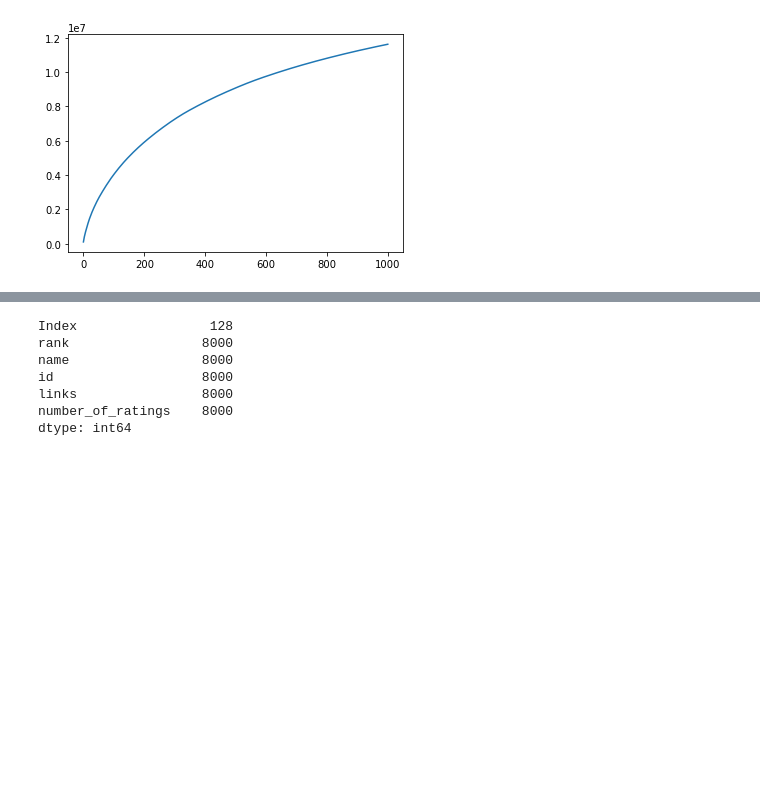
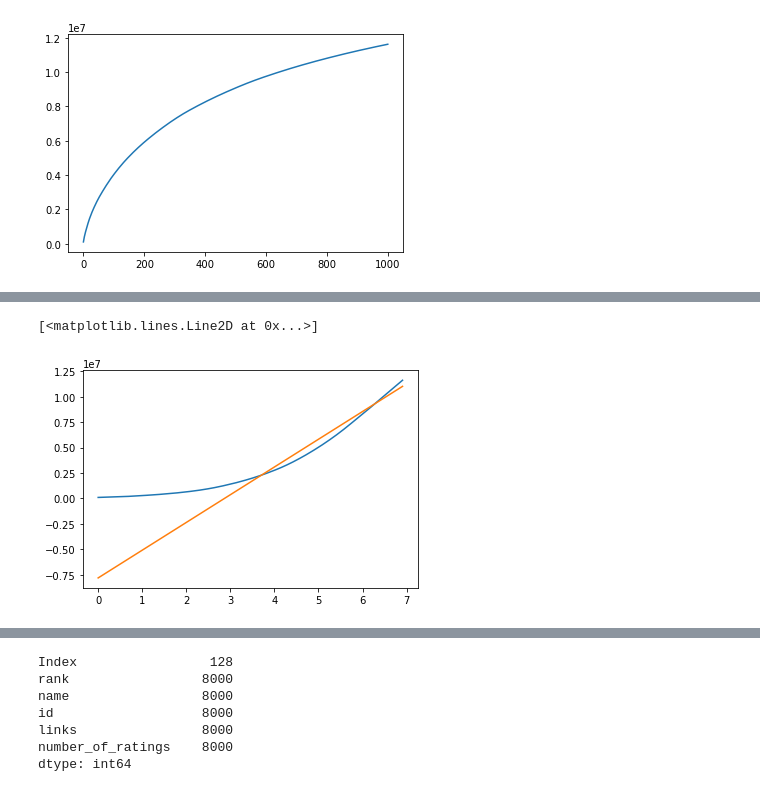
Before and after one commit to bripui/board_game_recommender, a Jupyter notebook: notebooks/data_evaluation.ipynb, the cells around one changed output, grey strips where cells are left out. Saved outputs shown, nothing was run; the diff lists cells and outputs as text; code cells hidden in the pictures; blank space fills up the shorter version.

```diff
--- a/notebooks/data_evaluation.ipynb
+++ b/notebooks/data_evaluation.ipynb
@@ -115,0 +154,6 @@ np.interp()
+# %%
+plt.plot(np.log(x),y)
+plt.plot(np.log(x),f(np.log(x)))
+# %% [output]
+[<matplotlib.lines.Line2D at 0x...>]
+[figure, added]
```
Also changed, not shown: parts of 12 cells of this notebook, 2 other files.
